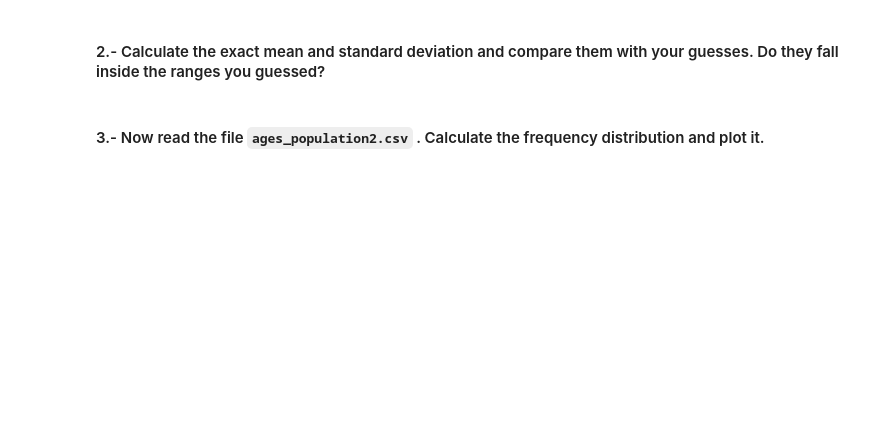
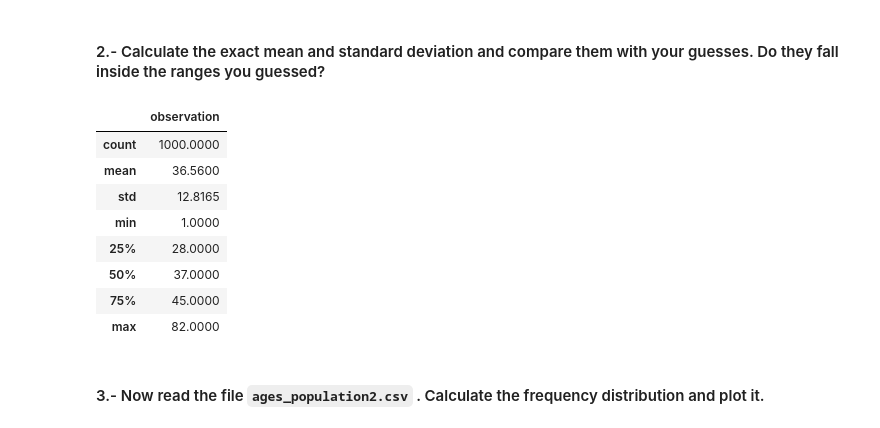
Before and after one commit to ta-data-bcn/descriptive-stats, a Jupyter notebook: your-code/main.ipynb, the cells around one changed output. Saved outputs shown, nothing was run; the diff lists cells and outputs as text; code cells hidden in the pictures; blank space fills up the shorter version.

```diff
--- a/your-code/main.ipynb
+++ b/your-code/main.ipynb
@@ -307,3 +351,14 @@ In the `data` folder of this repository you will find three different files with
 #### 2.- Calculate the exact mean and standard deviation and compare them with your guesses. Do they fall inside the ranges you guessed?
 # %%
 # your code here
+age.describe()
+# %% [output]
+|  | observation |
+| count | 1000.0000 |
+| mean | 36.5600 |
+| std | 12.8165 |
+| min | 1.0000 |
+| 25% | 28.0000 |
+| 50% | 37.0000 |
+| 75% | 45.0000 |
+| max | 82.0000 |
```
Also changed, not shown: parts of 24 cells of this notebook.
